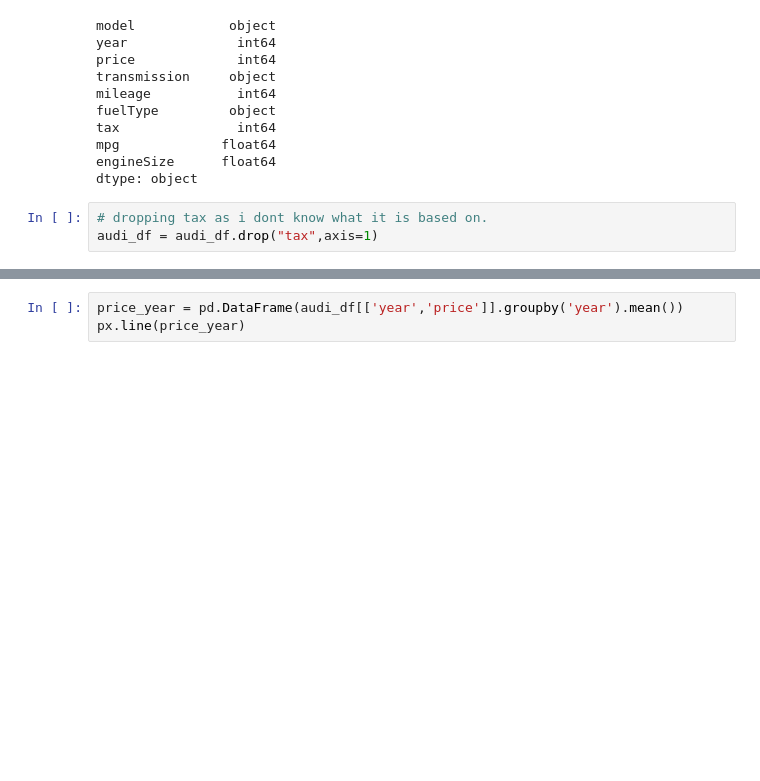
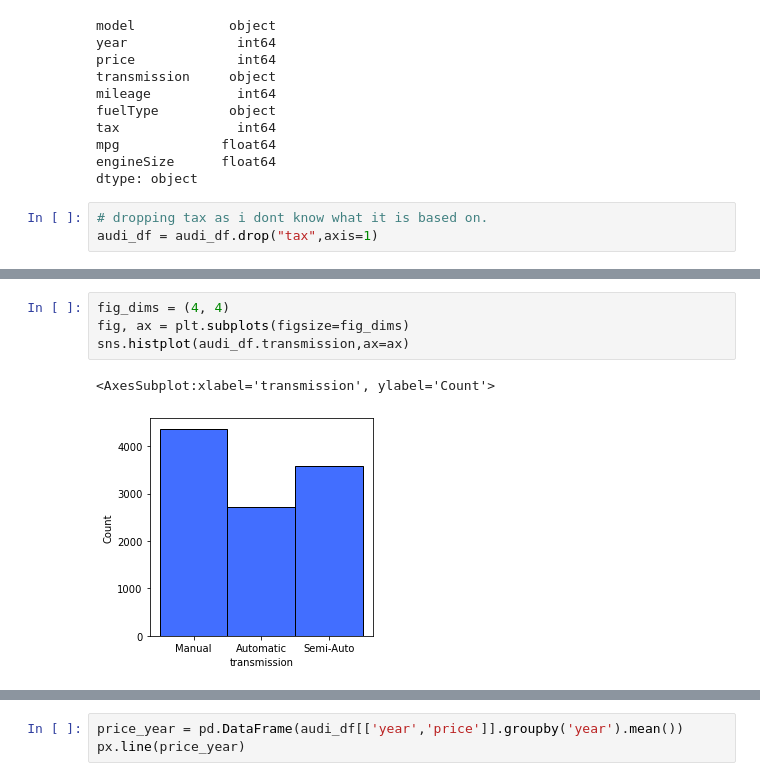
Before and after one commit to overtunned/carpriceprediction, a Jupyter notebook: 002_case_study_1.ipynb, the cells around one changed output, grey strips where cells are left out. Saved outputs shown, nothing was run; the diff lists cells and outputs as text; blank space fills up the shorter version.

```diff
--- a/002_case_study_1.ipynb
+++ b/002_case_study_1.ipynb
@@ -244,0 +104,7 @@ df
+# %%
+fig_dims = (4, 4)
+fig, ax = plt.subplots(figsize=fig_dims)
+sns.histplot(audi_df.transmission,ax=ax)
+# %% [output]
+<AxesSubplot:xlabel='transmission', ylabel='Count'>
+[figure, added]
```
Also changed, not shown: parts of 51 cells of this notebook.
